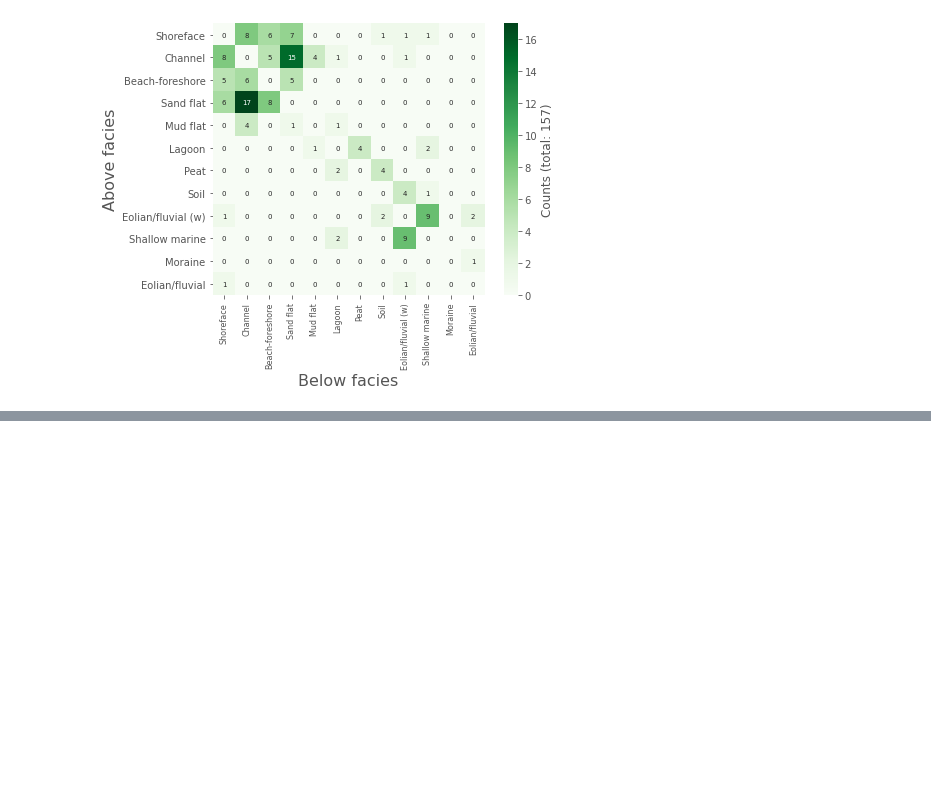
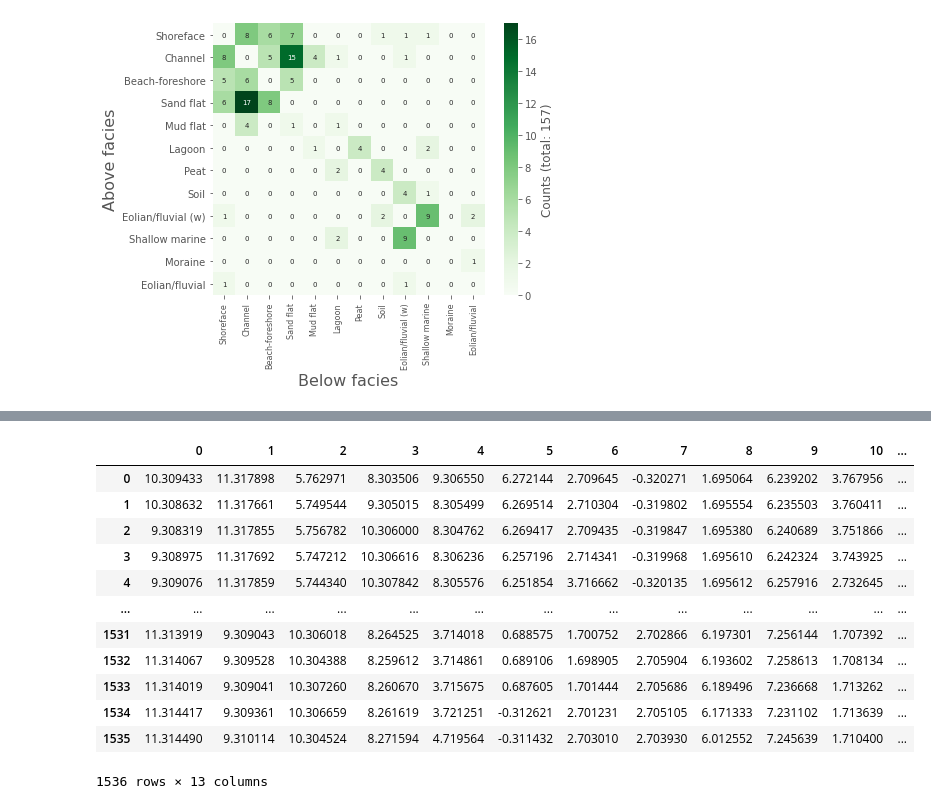
Before and after one commit to dispink/WASA-faciesXRF, a Jupyter notebook: post_process.ipynb, the cells around one changed output, grey strips where cells are left out. Drawn from its saved outputs; the diff is of its cells as text; code cells hidden in the pictures; blank space fills up the shorter version.

```diff
--- a/post_process.ipynb
+++ b/post_process.ipynb
@@ -267,0 +277,12 @@ y_df.to_csv('results/roll_dev_y.csv')
+# %%
+from split import my_train_test_split
+from joblib import load
+svc = load('models/roll_svc_model_20210524.joblib')
+
+data_df = pd.read_csv('data/XRF_ML_cr.csv')
+X = data_df.iloc[:, 1:-2].values
+y = data_df['facies_merge_2'].values
+groups = data_df['core_section'].values
+
+train_idx, test_idx = my_train_test_split(y, groups)
+trainn_idx, dev_idx = my_train_test_split(y[train_idx], groups[train_idx])
@@ -267,0 +327,18 @@ y_df.to_csv('results/roll_dev_y.csv')
+# %%
+y_df = pd.DataFrame(svc.decision_function(data_df.loc[data_df.core_section.isin(sections), data_df.columns[1:-2]]))
+y_df['y_pred'] = svc.predict(data_df.loc[data_df.core_section.isin(sections), data_df.columns[1:-2]])
+y_df
+# %% [output]
+|  | 0 | 1 | 2 | 3 | 4 | 5 | 6 | 7 | 8 | 9 | 10 | ... |
+| 0 | 10.309433 | 11.317898 | 5.762971 | 8.303506 | 9.306550 | 6.272144 | 2.709645 | -0.320271 | 1.695064 | 6.239202 | 3.767956 | ... |
+| 1 | 10.308632 | 11.317661 | 5.749544 | 9.305015 | 8.305499 | 6.269514 | 2.710304 | -0.319802 | 1.695554 | 6.235503 | 3.760411 | ... |
+| 2 | 9.308319 | 11.317855 | 5.756782 | 10.306000 | 8.304762 | 6.269417 | 2.709435 | -0.319847 | 1.695380 | 6.240689 | 3.751866 | ... |
+| 3 | 9.308975 | 11.317692 | 5.747212 | 10.306616 | 8.306236 | 6.257196 | 2.714341 | -0.319968 | 1.695610 | 6.242324 | 3.743925 | ... |
+| 4 | 9.309076 | 11.317859 | 5.744340 | 10.307842 | 8.305576 | 6.251854 | 3.716662 | -0.320135 | 1.695612 | 6.257916 | 2.732645 | ... |
+| ... | ... | ... | ... | ... | ... | ... | ... | ... | ... | ... | ... | ... |
+| 1531 | 11.313919 | 9.309043 | 10.306018 | 8.264525 | 3.714018 | 0.688575 | 1.700752 | 2.702866 | 6.197301 | 7.256144 | 1.707392 | ... |
+| 1532 | 11.314067 | 9.309528 | 10.304388 | 8.259612 | 3.714861 | 0.689106 | 1.698905 | 2.705904 | 6.193602 | 7.258613 | 1.708134 | ... |
+| 1533 | 11.314019 | 9.309041 | 10.307260 | 8.260670 | 3.715675 | 0.687605 | 1.701444 | 2.705686 | 6.189496 | 7.236668 | 1.713262 | ... |
+| 1534 | 11.314417 | 9.309361 | 10.306659 | 8.261619 | 3.721251 | -0.312621 | 2.701231 | 2.705105 | 6.171333 | 7.231102 | 1.713639 | ... |
+| 1535 | 11.314490 | 9.310114 | 10.304524 | 8.271594 | 4.719564 | -0.311432 | 2.703010 | 2.703930 | 6.012552 | 7.245639 | 1.710400 | ... |
+1536 rows × 13 columns
```
Also changed, not shown: parts of 62 cells of this notebook, 1 other file.
